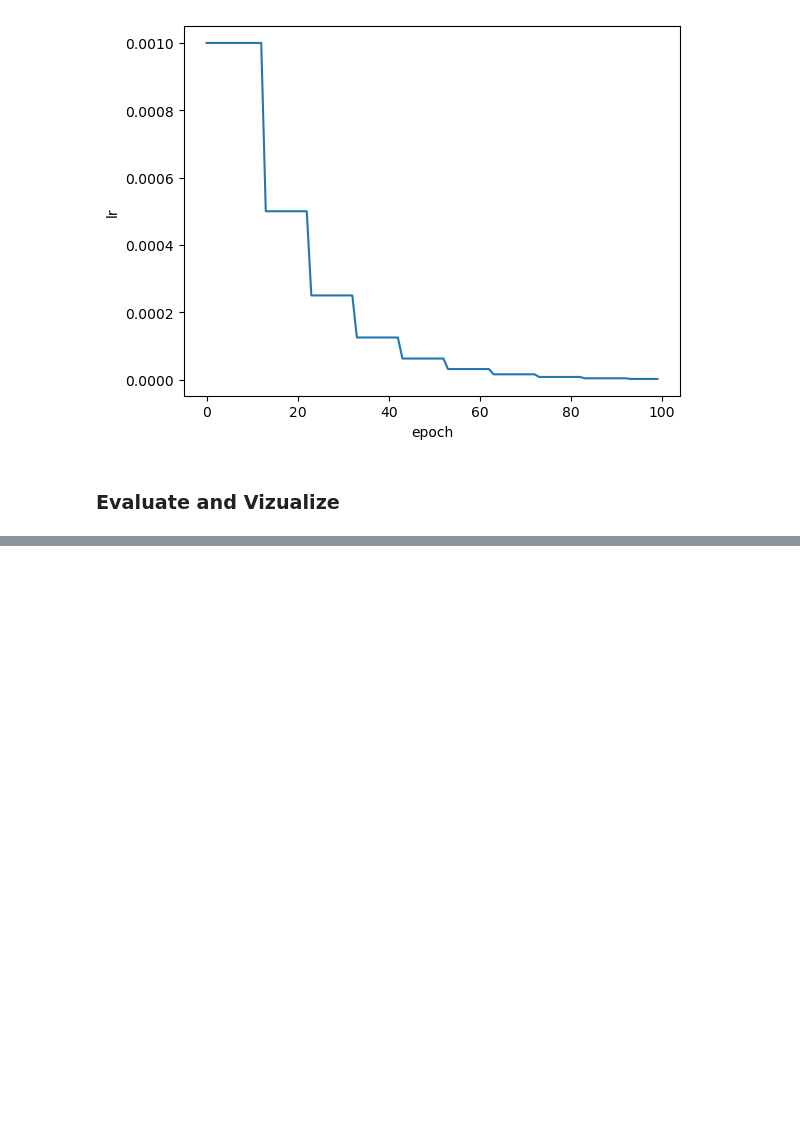
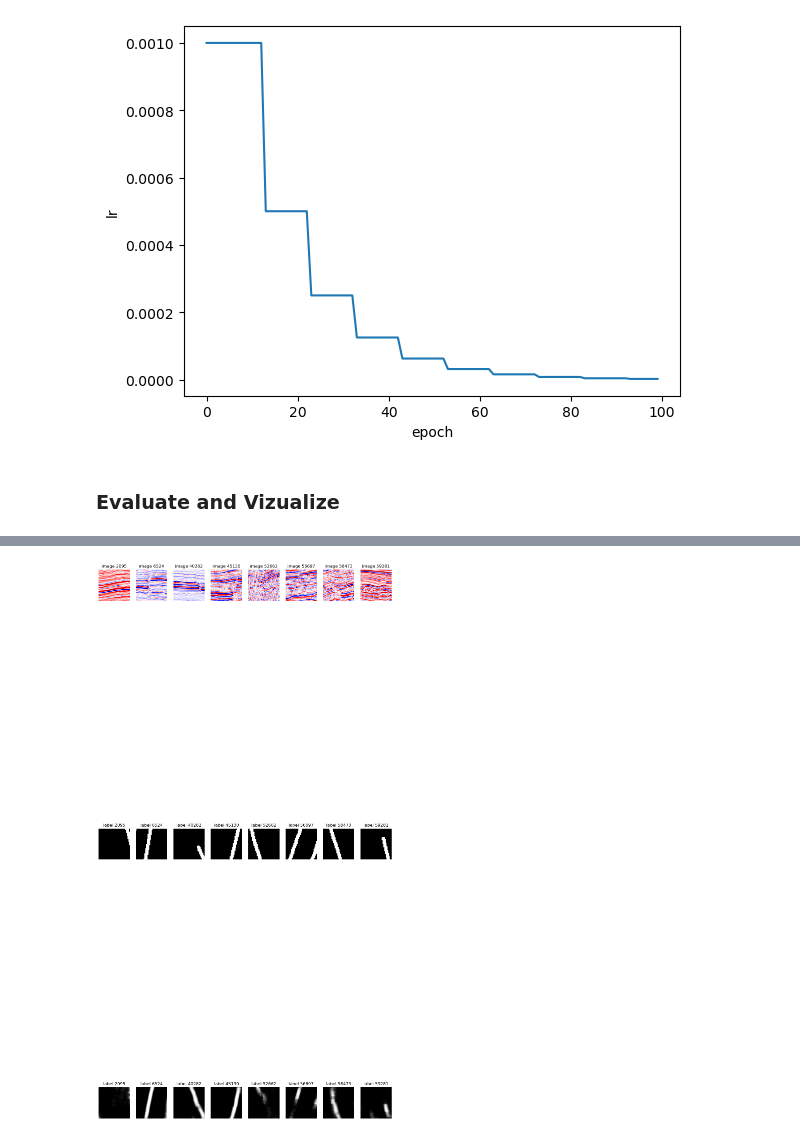
Before and after one commit to houjing08/Master_Thesis_2024, a Jupyter notebook: Jing/unetlike.nbconvert.ipynb, the cells around one changed output, grey strips where cells are left out. Saved outputs shown, nothing was run; the diff lists cells and outputs as text; code cells hidden in the pictures; blank space fills up the shorter version.

```diff
--- a/Jing/unetlike.nbconvert.ipynb
+++ b/Jing/unetlike.nbconvert.ipynb
@@ -86,7 +87,7 @@ thebe_data = Thebe(seis_path,label_path)
 
 train_dataset = thebe_data.data_generator(sub_group='train',batch_size = BATCH_SIZE, cache=NUM_GPU)
 val_dataset = thebe_data.data_generator(sub_group='val',batch_size= BATCH_SIZE, cache= NUM_GPU)
-#x_test, y_test = thebe_data.data_generator(sub_group='test',as_numpy=True, cache=NUM_GPU)
+x_test, y_test = thebe_data.data_generator(sub_group='test',as_numpy=True, cache=NUM_GPU)
 
 print("Train Dataset:", train_dataset)
 
@@ -128,7 +129,7 @@ conf = model_config(
     pos_label=thebe_data.pos_label,
     train_size=thebe_data.train_size,
     test_size=thebe_data.test_size,
-    new_training_session=True,
+    new_training_session=False,
     multiple_gpu_device=(NUM_GPU>1),
     validation_size=thebe_data.validation_size
 )
@@ -188,7 +189,7 @@ if conf.multiple_gpu_device:
             pos_label=thebe_data.pos_label,
             train_size=thebe_data.train_size,
             test_size=thebe_data.test_size,
-            new_training_session=True,
+            new_training_session=False,
             multiple_gpu_device=(NUM_GPU>1),
             validation_size=thebe_data.validation_size
         )
@@ -295,5 +284,5 @@ if INTERACTIVE_SESSION:
 # %% [markdown]
 ### Evaluate and Vizualize
 # %%
-#print("\n\n{}\n\t{}\n{}".format('='*55,f'Evaluate {m_obj.Name} model', '-'*55))
-#y_pred = model.predict(x_test)
+print("\n\n{}\n\t{}\n{}".format('='*55,f'Evaluate {m_obj.Name} model', '-'*55))
+y_pred = model.predict(x_test)
@@ -300,7 +294,9 @@ if INTERACTIVE_SESSION:
 # %%
 
-#if INTERACTIVE_SESSION:
-#    thebe_data.display_sample_images(x_test, y_test, y_pred)
+if INTERACTIVE_SESSION:
+    thebe_data.display_sample_images(x_test, y_test, y_pred)
+# %% [output]
+[figure, added]
 # %%
 #model.evaluate(x=x_test)
 # %%
```
Also changed, not shown: parts of 7 cells of this notebook, 2 other files.
